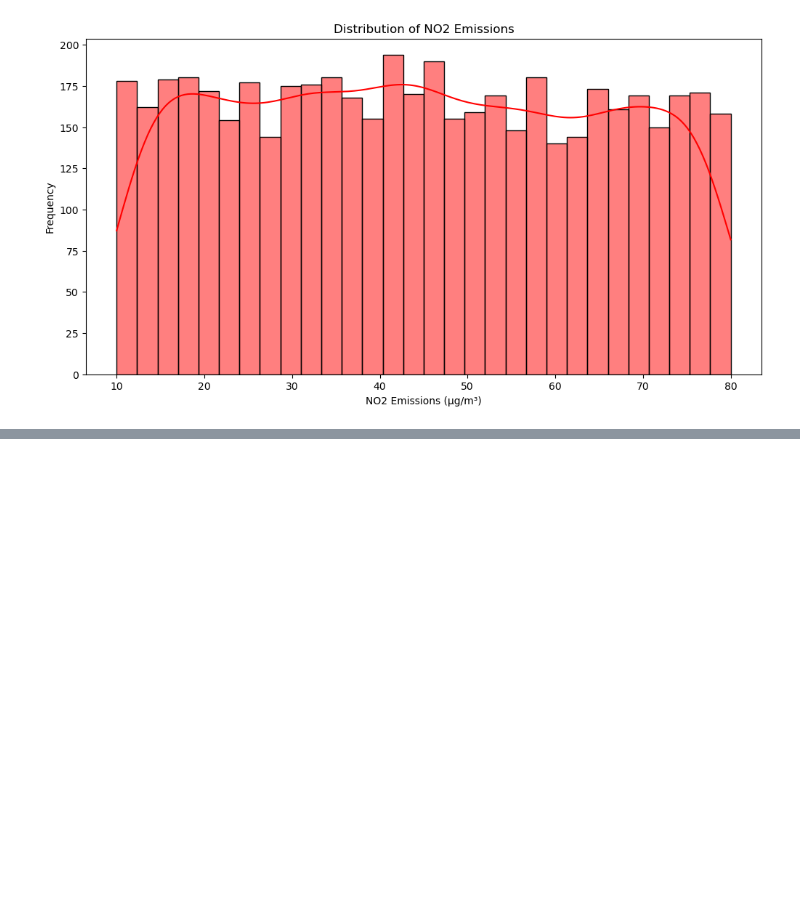
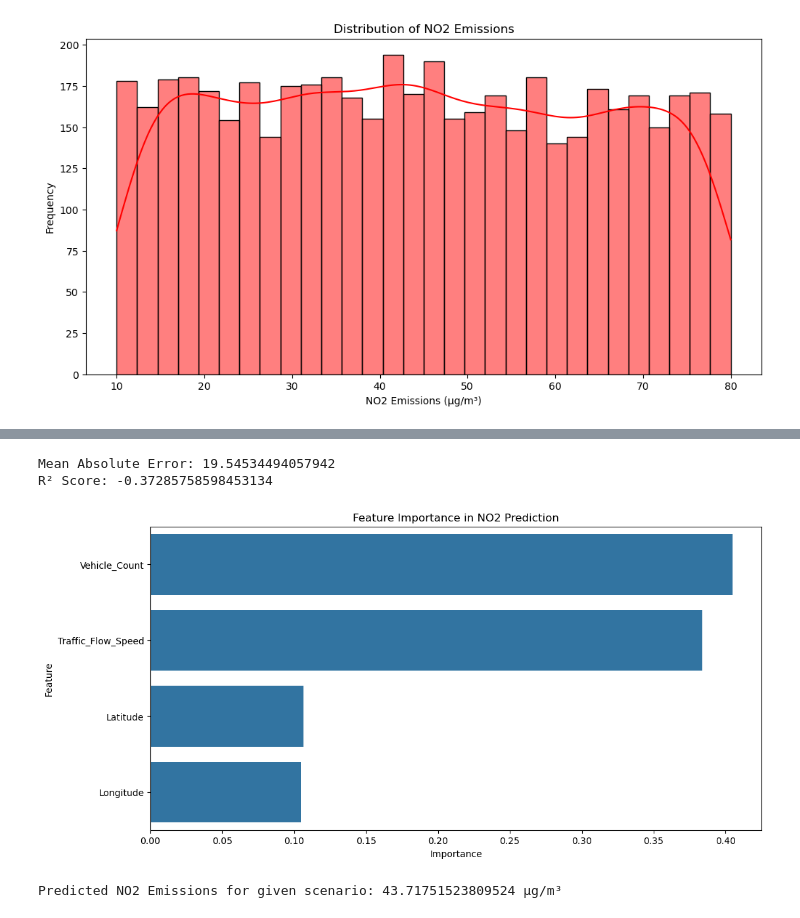
Before and after one commit to MaryamTariq-1/AtmosMonitor, a Jupyter notebook: backend/predictionModel/Traffic Prediction Model.ipynb, the cells around one changed output, grey strips where cells are left out. Drawn from its saved outputs; the diff is of its cells as text; code cells hidden in the pictures; blank space fills up the shorter version.

Commit message:
Working on Traffic Prediction Model with Random Forest Model

```diff
--- a/backend/predictionModel/Traffic Prediction Model.ipynb
+++ b/backend/predictionModel/Traffic Prediction Model.ipynb
@@ -267,0 +297,18 @@ plt.show()
+# %%
+# Train-test split
+X_train, X_test, y_train, y_test = train_test_split(X, y, test_size=0.2, random_state=42)
+
+# Debugging: Check dataset structure
+print(f"X_train shape: {X_train.shape}")
+print("X_train first few rows:\n", X_train.head())
+print("Data types in X_train:\n", X_train.dtypes)
+print("Missing values per column:\n", X_train.isnull().sum())
+
+# Ensure X_train is not empty before scaling
+if X_train.shape[0] == 0 or X_train.shape[1] == 0:
+    raise ValueError("ERROR: X_train is empty after preprocessing. Check dataset.")
+
+# Feature Scaling
+scaler = StandardScaler()
+X_train = scaler.fit_transform(X_train)
+X_test = scaler.transform(X_test)
@@ -267,0 +336,38 @@ plt.show()
+# %%
+# Train a Random Forest Regressor
+rf_model = RandomForestRegressor(n_estimators=100, random_state=42)
+rf_model.fit(X_train, y_train)
+
+# Predictions
+y_pred = rf_model.predict(X_test)
+# %%
+# Model Evaluation
+mae = mean_absolute_error(y_test, y_pred)
+r2 = r2_score(y_test, y_pred)
+print(f"Mean Absolute Error: {mae}")
+print(f"R² Score: {r2}")
+# %% [output]
+Mean Absolute Error: 19.54534494057942
+R² Score: -0.37285758598453134
+# %%
+# Feature Importance
+importances = rf_model.feature_importances_
+feature_names = X.columns
+sorted_indices = np.argsort(importances)[::-1]
+
+plt.figure(figsize=(12, 6))
+sns.barplot(x=importances[sorted_indices], y=np.array(feature_names)[sorted_indices])
+plt.title("Feature Importance in NO2 Prediction")
+plt.xlabel("Importance")
+plt.ylabel("Feature")
+plt.show()
+
+# Future Prediction Example
+sample_input = np.zeros((1, X.shape[1]))
+sample_input[0, :4] = [500, 18, 2, 6]  # Example: 500 vehicles, 6th month, Tuesday, 6 PM
+sample_input = scaler.transform(sample_input)
+predicted_no2 = rf_model.predict(sample_input)
+print(f"Predicted NO2 Emissions for given scenario: {predicted_no2[0]} µg/m³")
+# %% [output]
+[figure, added]
+Predicted NO2 Emissions for given scenario: 43.71751523809524 µg/m³
```
Also changed, not shown: parts of 11 cells of this notebook.
